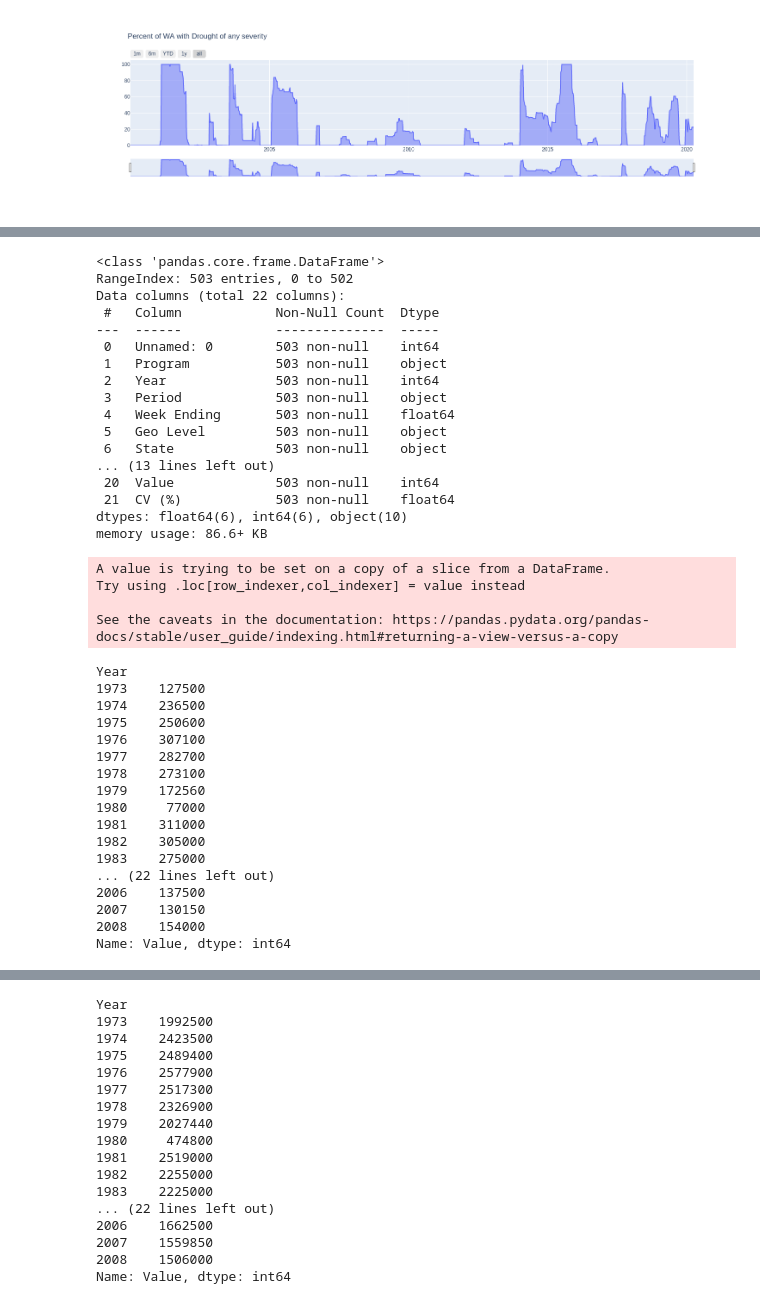
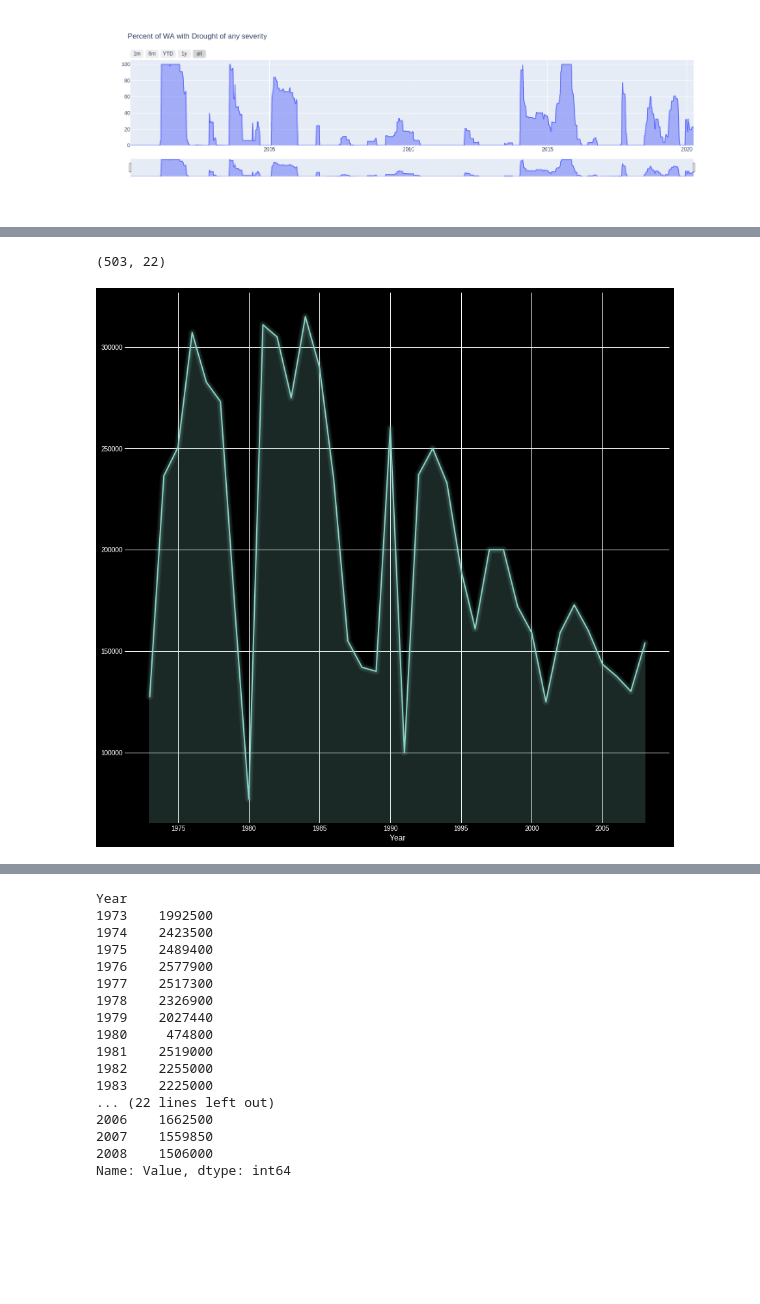
Before and after one commit to oro13/foodchain, a Jupyter notebook: cap/foodchain/test.ipynb, the cells around one changed output, grey strips where cells are left out. Cells and saved outputs as stored; diff of their text form; code cells hidden in the pictures; blank space fills up the shorter version.

Commit message:
organize helper fun, visualize data

```diff
--- a/cap/foodchain/test.ipynb
+++ b/cap/foodchain/test.ipynb
@@ -188,55 +197,21 @@ potato_proc_year.where(potato_proc_year.index != 2020).plot(figsize=(15,15), log
 #irrigated winter wheat
 wheat_irr_county = pd.read_csv('data/wheat_irr_county.csv')
 # %%
-wheat_irr_county.info()
+wheat_irr_county.shape
 # %% [output]
-<class 'pandas.core.frame.DataFrame'>
-RangeIndex: 503 entries, 0 to 502
-Data columns (total 22 columns):
- #   Column            Non-Null Count  Dtype
----  ------            --------------  -----
- 0   Unnamed: 0        503 non-null    int64
- 1   Program           503 non-null    object
- 2   Year              503 non-null    int64
- 3   Period            503 non-null    object
- 4   Week Ending       503 non-null    float64
- 5   Geo Level         503 non-null    object
- 6   State             503 non-null    object
-... (13 lines left out)
- 20  Value             503 non-null    int64
- 21  CV (%)            503 non-null    float64
-dtypes: float64(6), int64(6), object(10)
-memory usage: 86.6+ KB
+(503, 22)
 # %%
 #wheat_irr_county_wa = wheat_irr_county.loc[(wheat_irr_county['State'] == 'WASHINGTON')]
 # %%
 #wheat_irr_county_wa = clean_val_col(wheat_irr_county_wa)
 
 #wheat_irr_county_wa.to_csv('data/wheat_irr_county.csv')
-# %%
-group_year_plot(wheat_irr_county)
-# %% [output]
-A value is trying to be set on a copy of a slice from a DataFrame.
-Try using .loc[row_indexer,col_indexer] = value instead
-
-See the caveats in the documentation: https://pandas.pydata.org/pandas-docs/stable/user_guide/indexing.html#returning-a-view-versus-a-copy
-Year
-1973    127500
-1974    236500
-1975    250600
-1976    307100
-1977    282700
-1978    273100
-1979    172560
-1980     77000
-1981    311000
-1982    305000
-1983    275000
-... (22 lines left out)
-2006    137500
-2007    130150
-2008    154000
-Name: Value, dtype: int64
+# %%
+group_year_plot(wheat_irr_county, True)
+mplcyberpunk.add_glow_effects()
+mplcyberpunk.add_underglow()
+# %% [output]
+[figure, added]
 # %%
 #not irrigated winter wheat
 wheat_no_irr_county = pd.read_csv('data/wheat_no_irr_county.csv')
```
Also changed, not shown: parts of 2 cells of this notebook, 2 other files.
